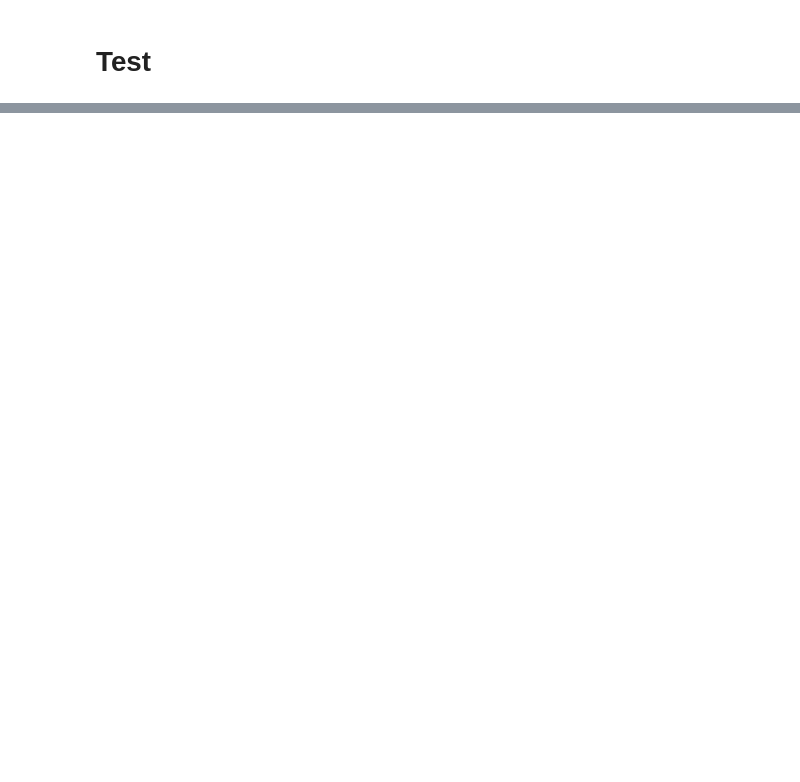
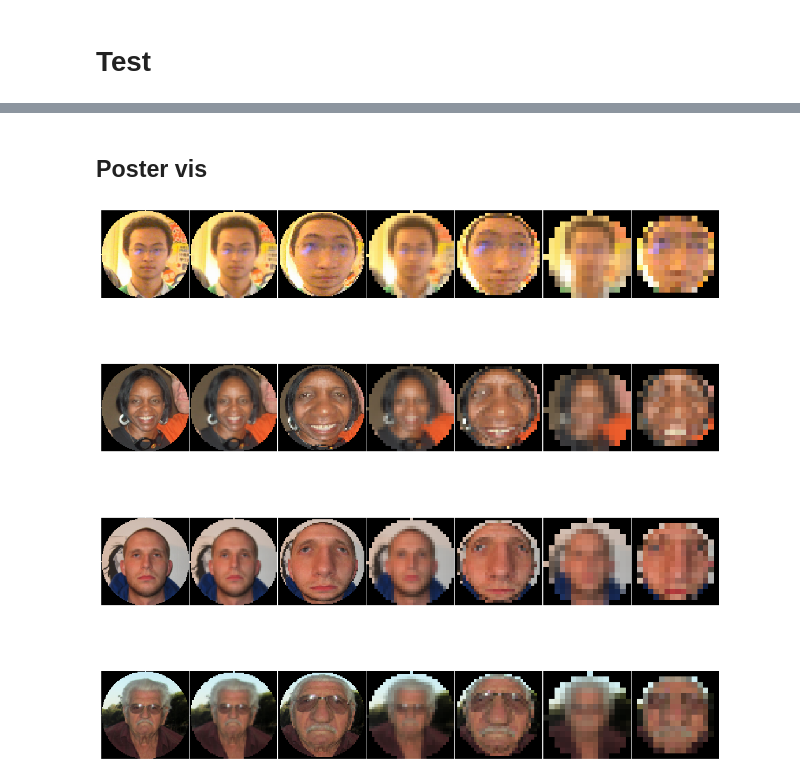
Before and after one commit to MichelleAppel/viseon, a Jupyter notebook: notebooks/test_end-to-end.ipynb, the cells around one changed output, grey strips where cells are left out. Cells and saved outputs as stored; diff of their text form; code cells hidden in the pictures; blank space fills up the shorter version.

```diff
--- a/notebooks/test_end-to-end.ipynb
+++ b/notebooks/test_end-to-end.ipynb
@@ -174,0 +184,32 @@ plt.show()
+# %%
+# Assuming model_outputs is a dictionary with data for each experiment
+# and contains lists of MSE and SSIM values for each experiment.
+
+# Define experiments and foveated status
+experiments = ['128x128', '64x64lin', '64x64fov', '32x32lin', '32x32fov', '16x16lin', '16x16fov']
+foveated_status = ['full_size', 'non-foveated', 'foveated', 'non-foveated', 'foveated', 'non-foveated', 'foveated']
+
+# Create a dictionary with the data
+data = {
+    'Experiment': [],
+    'Foveated Status': [],
+    'MSE Phosphenes': [],
+    'SSIM Phosphenes': [],
+    'MSE Phosphene Image': [],
+    'SSIM Phosphene Image': [],
+    'MSE Reconstruction': [],
+    'SSIM Reconstruction': []
+}
+
+for experiment in experiments:
+    data['Experiment'].extend([experiment] * len(model_outputs_[experiment]['mse_phosphenes']))
+    data['Foveated Status'].extend([foveated_status[experiments.index(experiment)]] * len(model_outputs_[experiment]['mse_phosphenes']))
+    data['MSE Phosphenes'].extend(model_outputs_[experiment]['mse_phosphenes'])
+    data['SSIM Phosphenes'].extend(model_outputs_[experiment]['ssim_phosphenes'])
+    data['MSE Phosphene Image'].extend(model_outputs_[experiment]['mse_phosphene_image'])
+    data['SSIM Phosphene Image'].extend(model_outputs_[experiment]['ssim_phosphene_image'])
+    data['MSE Reconstruction'].extend(model_outputs_[experiment]['mse_reconstruction'])
+    data['SSIM Reconstruction'].extend(model_outputs_[experiment]['ssim_reconstruction'])
+
+# Convert the dictionary to a pandas DataFrame
+data = pd.DataFrame(data)
@@ -174,0 +484,2 @@ plt.show()
+# %% [markdown]
+## Poster vis
@@ -174,0 +543,14 @@ plt.show()
+# %%
+# plot first 16 images of the test set
+fig, axs = plt.subplots(4, len(experiments), figsize=(15, 15))
+# remove white space completely
+fig.subplots_adjust(wspace=0.01, hspace=0.01)
+
+for i in range(4):
+    for j in range(len(experiments)):
+        axs[i,j].imshow(model_outputs[experiments[j]]['input'][i].permute(1,2,0).squeeze().cpu(), interpolation='none')
+        axs[i,j].axis('off')
+
+plt.show()
+# %% [output]
+[figure, added]
```
Also changed, not shown: parts of 29 cells of this notebook, 21 other files.
